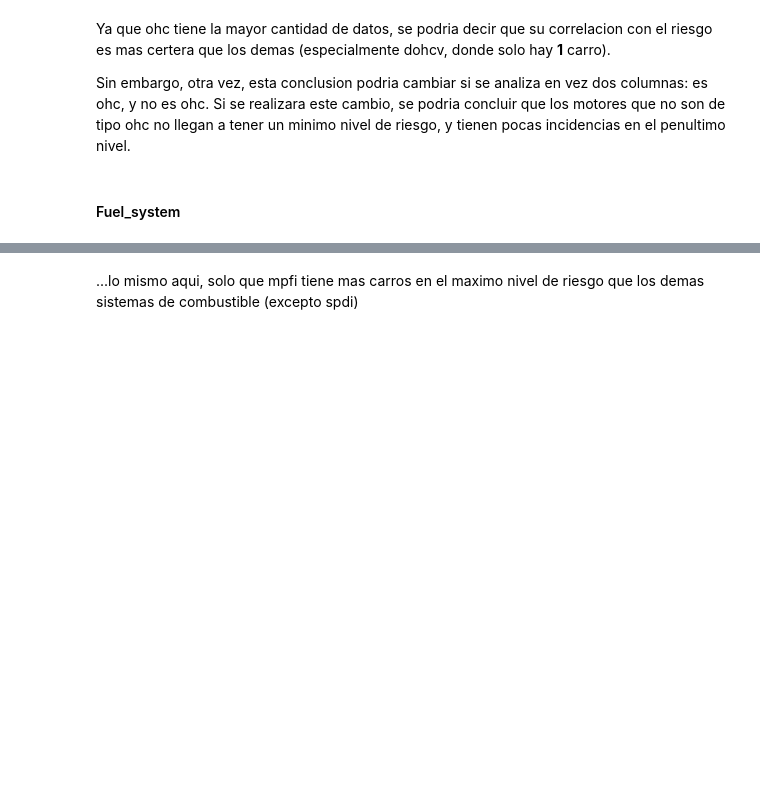
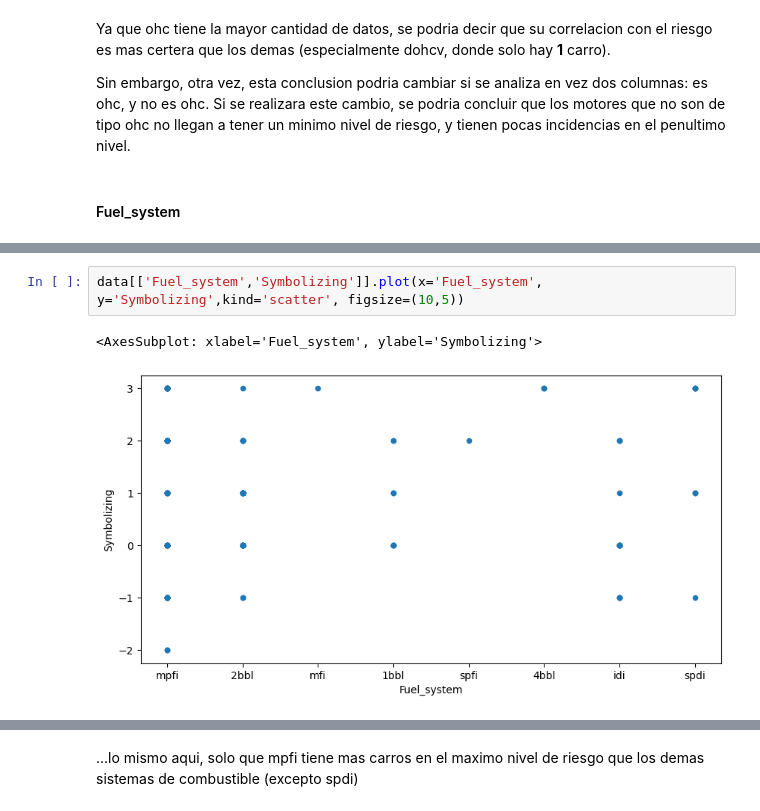
Before and after one commit to SebastianMosqueraCaicedo/ana-datos-riesgo, a Jupyter notebook: Proyect_Agredo_Mosquera.ipynb, the cells around one changed output, grey strips where cells are left out. Drawn from its saved outputs; the diff is of its cells as text; blank space fills up the shorter version.

Commit message:
ai models checkpoint
missing precision enhancements and graphics

```diff
--- a/Proyect_Agredo_Mosquera.ipynb
+++ b/Proyect_Agredo_Mosquera.ipynb
@@ -611,0 +621,5 @@ ax.set_ylabel('Riesgo');
+# %%
+data[['Fuel_system','Symbolizing']].plot(x='Fuel_system', y='Symbolizing',kind='scatter', figsize=(10,5))
+# %% [output]
+<AxesSubplot: xlabel='Fuel_system', ylabel='Symbolizing'>
+[figure, added]
```
Also changed, not shown: parts of 76 cells of this notebook.
